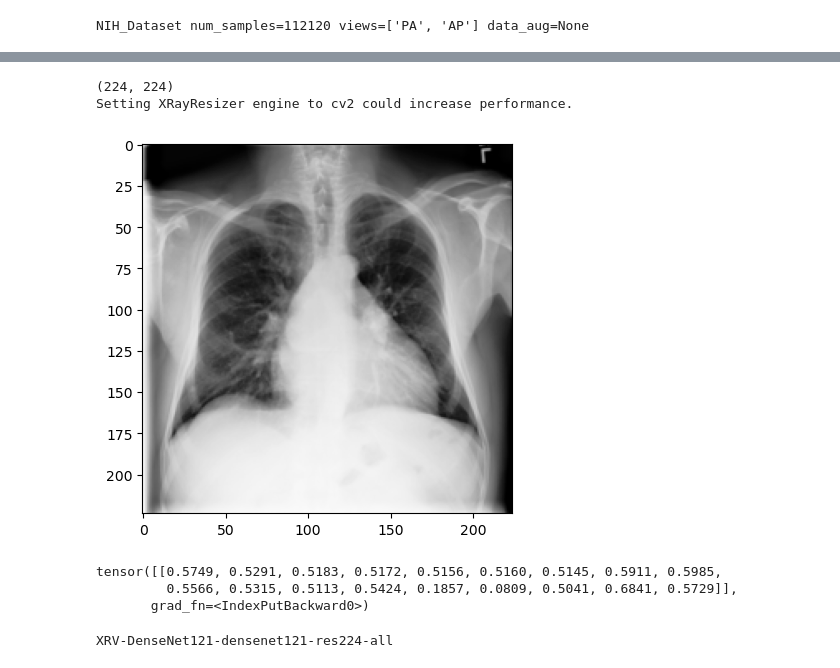
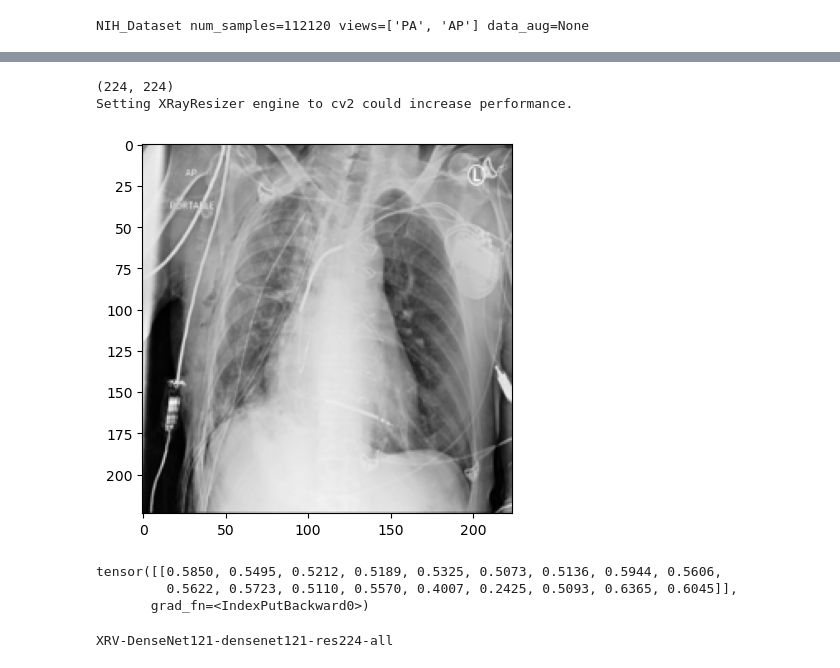
Before and after one commit to codeljs/XAI_project, a Jupyter notebook: pipeline.ipynb, the cells around one changed output, grey strips where cells are left out. Drawn from its saved outputs; the diff is of its cells as text; code cells hidden in the pictures.

```diff
--- a/pipeline.ipynb
+++ b/pipeline.ipynb
@@ -124,26 +126,26 @@ print(sample)
 model = xrv.models.DenseNet(weights="densenet121-res224-all")
 # %%
 # Prepare the image:
-img = skimage.io.imread("/Users/jiashuoli/Desktop/thesis/NIH/images-224/00000001_000.png",as_gray=True)
+img = skimage.io.imread("/Users/jiashuoli/Desktop/thesis/NIH/images-224/00000013_001.png",as_gray=True)
 img = xrv.datasets.normalize(img, 255) # convert 8-bit image to [-1024, 1024] range
 print(img.shape)
 plt.imshow(img, cmap="Greys_r")
 transform = torchvision.transforms.Compose([xrv.datasets.XRayResizer(224)])
 
 img_transform = transform(img)
 img_torch = torch.from_numpy(img_transform)
 # %% [output]
 (224, 224)
 Setting XRayResizer engine to cv2 could increase performance.
-[figure, old version]
+[figure, new version]
 # %%
 model = xrv.models.DenseNet(weights="densenet121-res224-all")
 outputs = model(img_torch.unsqueeze(0)) # or model.features(img[None,...])
 # %%
 outputs
 # %% [output]
-tensor([[0.5749, 0.5291, 0.5183, 0.5172, 0.5156, 0.5160, 0.5145, 0.5911, 0.5985,
-         0.5566, 0.5315, 0.5113, 0.5424, 0.1857, 0.0809, 0.5041, 0.6841, 0.5729]],
+tensor([[0.5850, 0.5495, 0.5212, 0.5189, 0.5325, 0.5073, 0.5136, 0.5944, 0.5606,
+         0.5622, 0.5723, 0.5110, 0.5570, 0.4007, 0.2425, 0.5093, 0.6365, 0.6045]],
        grad_fn=<IndexPutBackward0>)
 # %%
 
```
Also changed, not shown: parts of 33 cells of this notebook.
